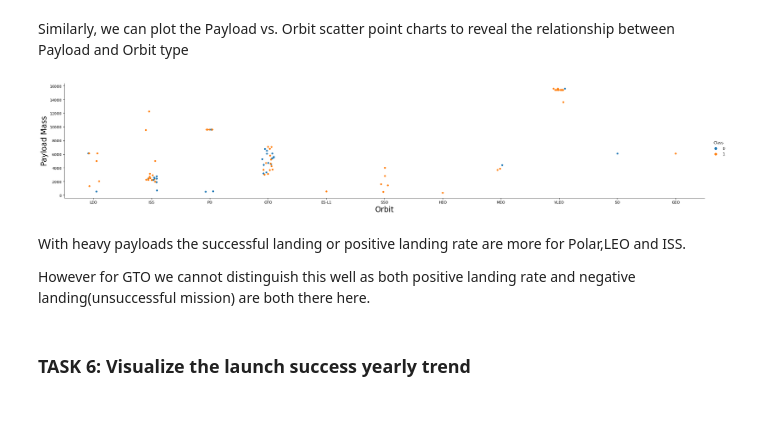
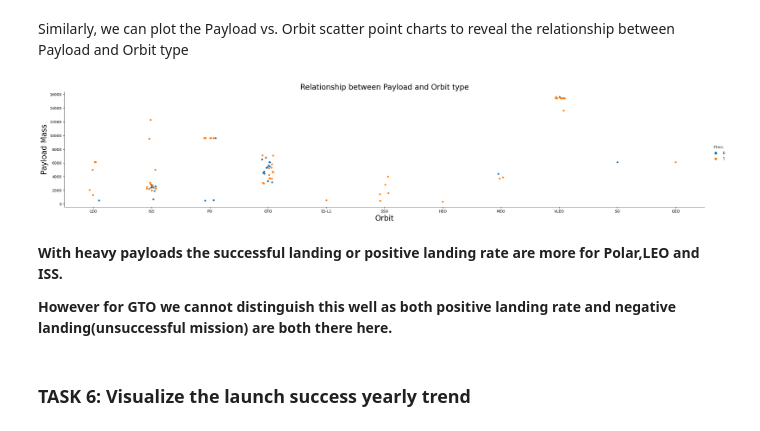
Before and after one commit to OliPag/OliPag-Applied_Data_Science_Capstone, a Jupyter notebook: jupyter-labs-eda-dataviz.ipynb, the cells around one changed output. Saved outputs shown, nothing was run; the diff lists cells and outputs as text; code cells hidden in the pictures.

```diff
--- a/jupyter-labs-eda-dataviz.ipynb
+++ b/jupyter-labs-eda-dataviz.ipynb
@@ -159,16 +154,17 @@ Similarly, we can plot the Payload vs. Orbit scatter point charts to reveal the
 # %%
 # Plot a scatter point chart with x axis to be Payload and y axis to be the Orbit, and hue to be the class value
 
 sns.catplot(x="Orbit", y="PayloadMass", hue="Class", data=df, aspect = 5)
 plt.ylabel("Payload Mass",fontsize=20)
 plt.xlabel("Orbit",fontsize=20)
+plt.title("Relationship between Payload and Orbit type",fontsize=20)
 plt.show()
 # %% [output]
-[figure, old version]
+[figure, new version]
 # %% [markdown]
-With heavy payloads the successful landing or positive landing rate are more for Polar,LEO and ISS.
+<b>With heavy payloads the successful landing or positive landing rate are more for Polar,LEO and ISS.</b>
 
-However for GTO we cannot distinguish this well as both positive landing rate and negative landing(unsuccessful mission) are both there here.
+<b>However for GTO we cannot distinguish this well as both positive landing rate and negative landing(unsuccessful mission) are both there here.</b>
 # %% [markdown]
 ### TASK  6: Visualize the launch success yearly trend
 # %% [markdown]
```
Also changed, not shown: parts of 13 cells of this notebook.
